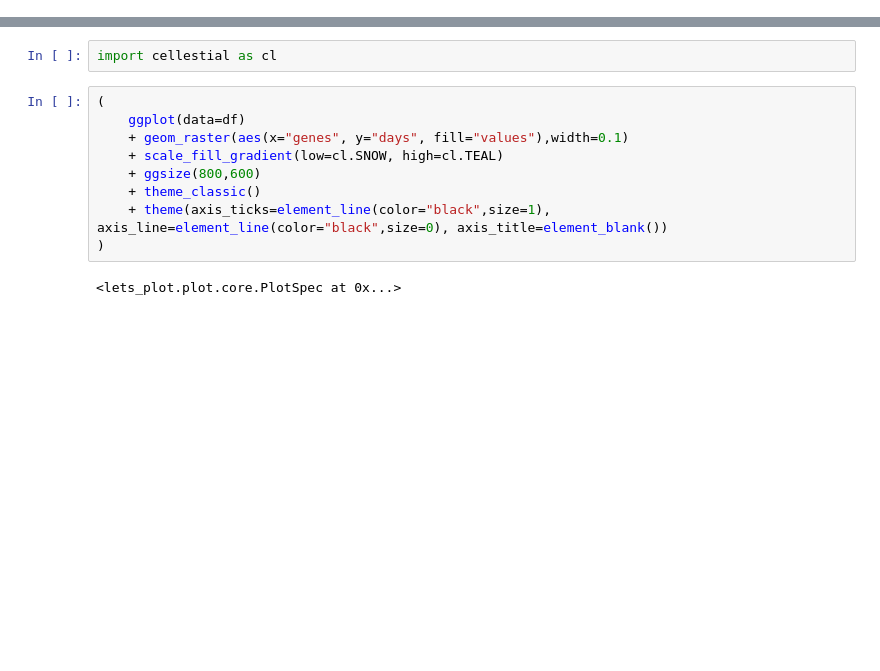
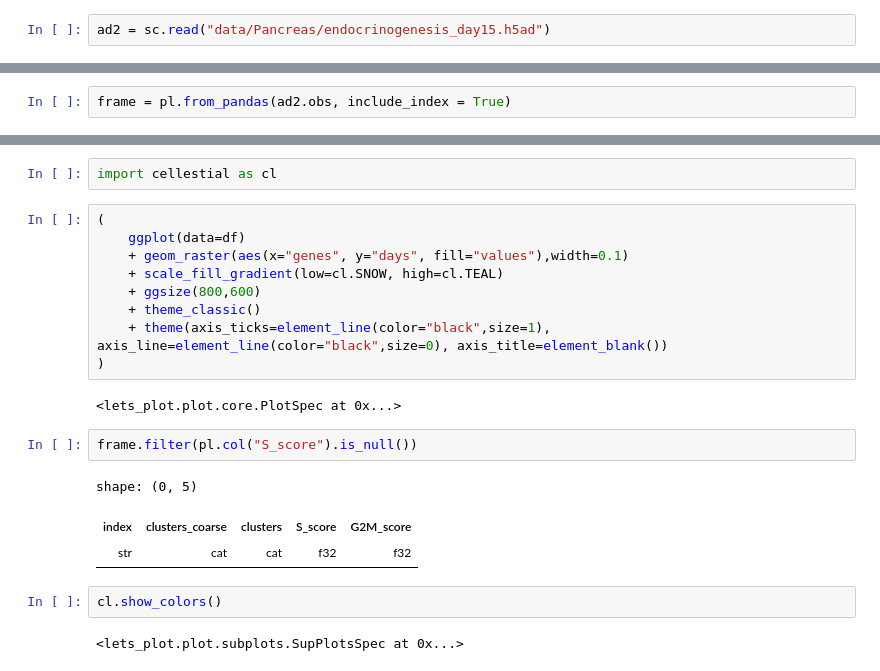
Before and after one commit to datavil/cellestial, a Jupyter notebook: notebooks/heatmap.ipynb, the cells around one changed output, grey strips where cells are left out. Saved outputs shown, nothing was run; the diff lists cells and outputs as text; blank space fills up the shorter version.

```diff
--- a/notebooks/heatmap.ipynb
+++ b/notebooks/heatmap.ipynb
@@ -16,0 +13,2 @@ def heatmap(
+# %%
+ad2 = sc.read("data/Pancreas/endocrinogenesis_day15.h5ad")
@@ -17,3 +23,5 @@ def heatmap(
+# %%
+frame = pl.from_pandas(ad2.obs, include_index = True)
 # %%
 import polars as pl
 # %%
@@ -87,3 +95,13 @@ import cellestial as cl
 )
 # %% [output]
 <lets_plot.plot.core.PlotSpec at 0x...>
+# %%
+frame.filter(pl.col("S_score").is_null())
+# %% [output]
+shape: (0, 5)
+| index | clusters_coarse | clusters | S_score | G2M_score |
+| str | cat | cat | f32 | f32 |
+# %%
+cl.show_colors()
+# %% [output]
+<lets_plot.plot.subplots.SupPlotsSpec at 0x...>
```
Also changed, not shown: parts of 8 cells of this notebook, 15 other files.
